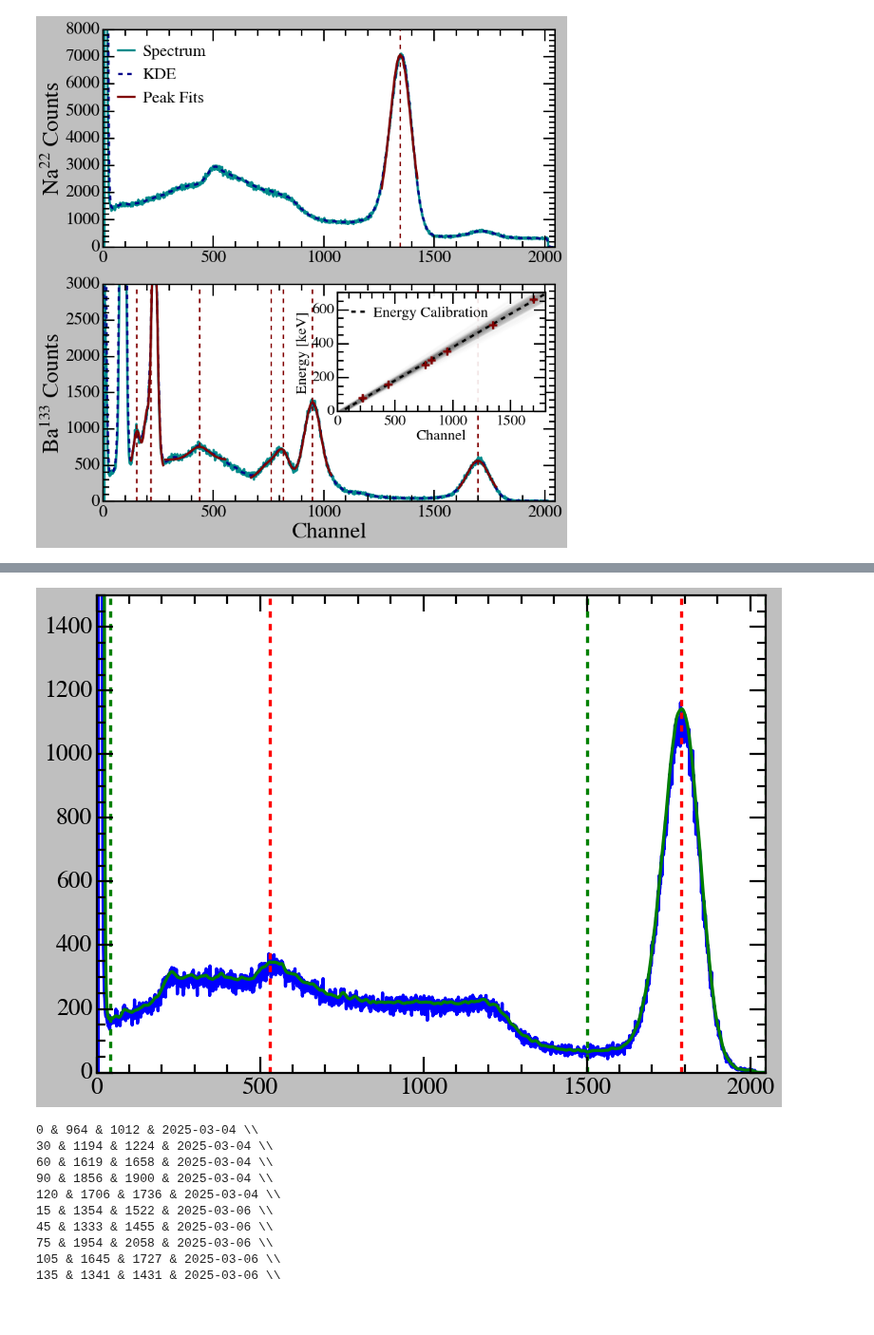
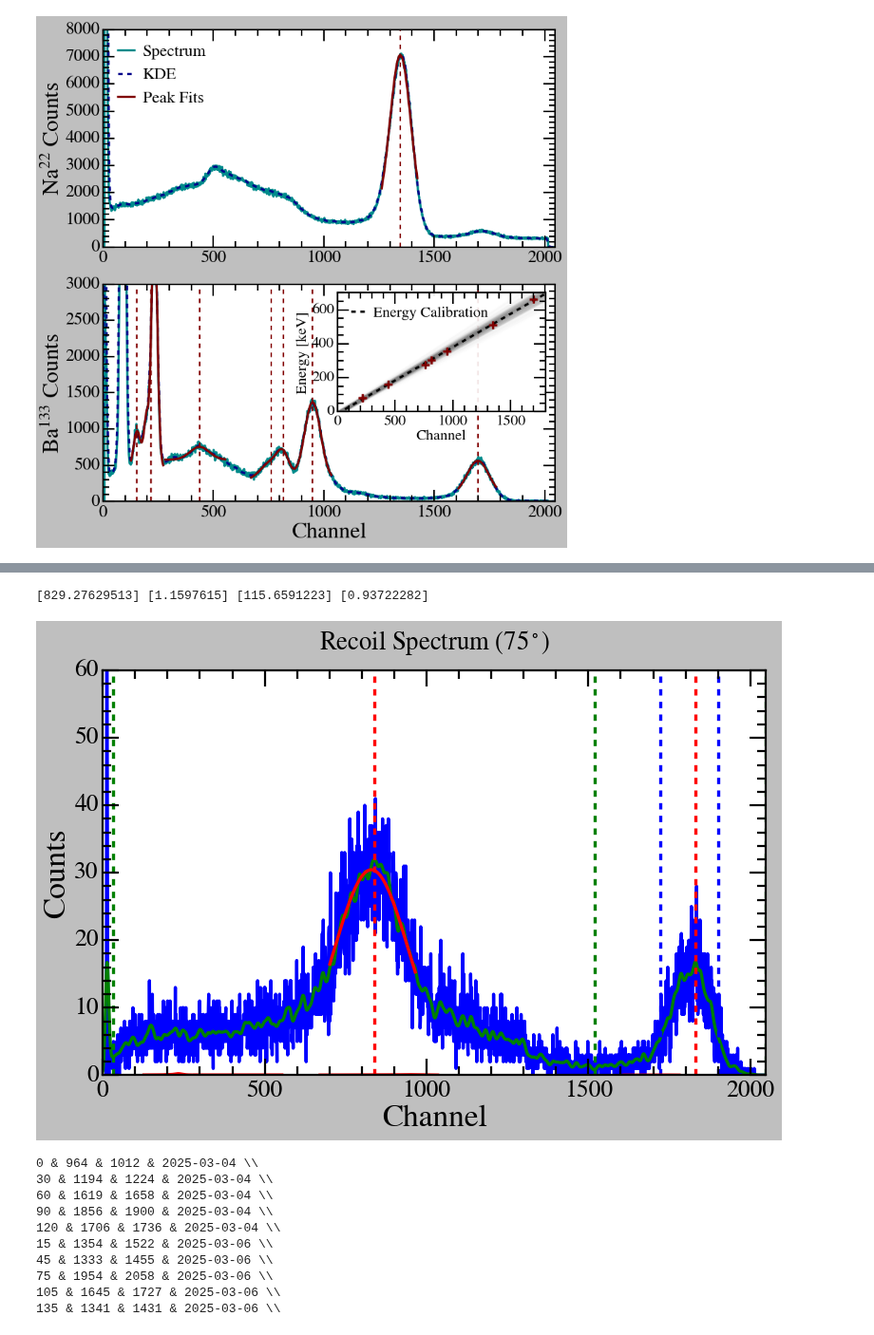
Before and after one commit to vinh-qtran/mit-jlab-sp25, a Jupyter notebook: compton/analysis.ipynb, the cells around one changed output, grey strips where cells are left out. Shown at 95% size. Drawn from its saved outputs; the diff is of its cells as text; code cells hidden in the pictures.

Commit message:
attenuation analysis final 2

```diff
--- a/compton/analysis.ipynb
+++ b/compton/analysis.ipynb
@@ -207,37 +245,67 @@ if True:
 # %%
 if True:
+    DataReader = utils.MCAData()
+
+    bins, counts, _, _ = DataReader._read_data('data/2025-03-06/recoil_75_0306.Spe')
+    count_normalizing_factor = np.sum(counts) * (bins[1] - bins[0])
+    kde_bins, kdes, kdes_err = DataReader._kde_smooth_data(bins, counts, bw=5)
+    peaks_idx, valleys_idx = DataReader._find_peaks_and_valleys(kde_bins, kdes, kdes_err)
+
+    approx_peak_idx = peaks_idx[
+        np.argmin(np.abs(bins[peaks_idx] - 1400))
+    ]
+    approx_peak_bin = bins[approx_peak_idx]
+    approx_peak_kde = kdes[approx_peak_idx]
+
+    lower_idx, upper_idx = DataReader._get_fitting_boundaries(bins,kdes,peaks_idx,valleys_idx,
+                                                            approx_peak_bin,approx_peak_bin,
+                                                            threshold=approx_peak_kde/3,threshold_ratio=1,
+                                                            outward=False)
+
+    compton = utils.MCACompton(data_base='75_0306.Spe',data_dir='data/2025-03-06/',)
+
+    peak_mu_count, peak_mu_count_err, peak_sigma_count, peak_sigma_count_err, \
+    peak_mu_energy, peak_mu_energy_err, peak_sigma_energy, peak_sigma_count_err, \
+    peak_fwhm_rate, peak_fwhm_rate_err, fitting_bins, fitted_counts, peak_mu_bin_deviation = compton._peak_analysis('recoil')
+    print(peak_mu_count, peak_mu_count_err, peak_sigma_count, peak_sigma_count_err)
+
     fig, ax = plt.subplots(figsize=(10, 7))
 
     ax.plot(bins, counts)
     ax.plot(kde_bins, kdes*count_normalizing_factor)
     # ax.errorbar(kde_bins, kde, yerr=kde_err,
     #             fmt=' s',markersize=1,elinewidth=2,capsize=5)
 
     for peak_idx in peaks_idx:
         ax.axvline(kde_bins[peak_idx], color='r', linestyle='--')
     for valley_idx in valleys_idx:
         ax.axvline(kde_bins[valley_idx], color='g', linestyle='--')
 
-    # ax.axvline(kde_bins[lower_idx], color='b', linestyle='--')
-    # ax.axvline(kde_bins[upper_idx], color='b', linestyle='--')
+    ax.axvline(kde_bins[lower_idx], color='b', linestyle='--')
+    ax.axvline(kde_bins[upper_idx], color='b', linestyle='--')
 
-    # ax.plot(fitting_bins, fitted_counts, color='r')
+    ax.plot(fitting_bins, fitted_counts, color='r')
 
-    # for fitting_bins, gaussian_counts in zip(calibration.ba_133_fitting_bins+[calibration.cs_137_fitting_bins],
-    #                                          calibration.ba_133_fitted_counts+[calibration.cs_137_fitted_counts]):
-    #     if fitting_bins is not None:
-    #         ax.plot(fitting_bins, gaussian_counts/count_normalizing_factor, color='r')
+    for fitting_bins, gaussian_counts in zip(calibration.ba_133_fitting_bins+[calibration.cs_137_fitting_bins],
+                                             calibration.ba_133_fitted_counts+[calibration.cs_137_fitted_counts]):
+        if fitting_bins is not None:
+            ax.plot(fitting_bins, gaussian_counts/count_normalizing_factor, color='r')
 
     ax.set_xscale('linear')
     # ax.set_yscale('log')
 
     ax.set_xlim(0, 2048)
-    ax.set_ylim(0, 1500)
+    ax.set_ylim(0, 60)
+    ax.set_xlabel('Channel')
+    ax.set_ylabel('Counts')
+    ax.set_title(r'Recoil Spectrum (75$^\circ$)', fontsize=24, pad=20)
 
     plt.tight_layout()
+    plt.savefig('report/Figures/recoil_spectrum.png', dpi=300)
     plt.show()
 # %% [output]
+[829.27629513] [1.1597615] [115.6591223] [0.93722282]
-[figure, old version]
+[figure, new version]
 # %%
 compton_metadata = {
     0 : ['0_0304.Spe','data/2025-03-04'],
```
Also changed, not shown: parts of 4 cells of this notebook.
